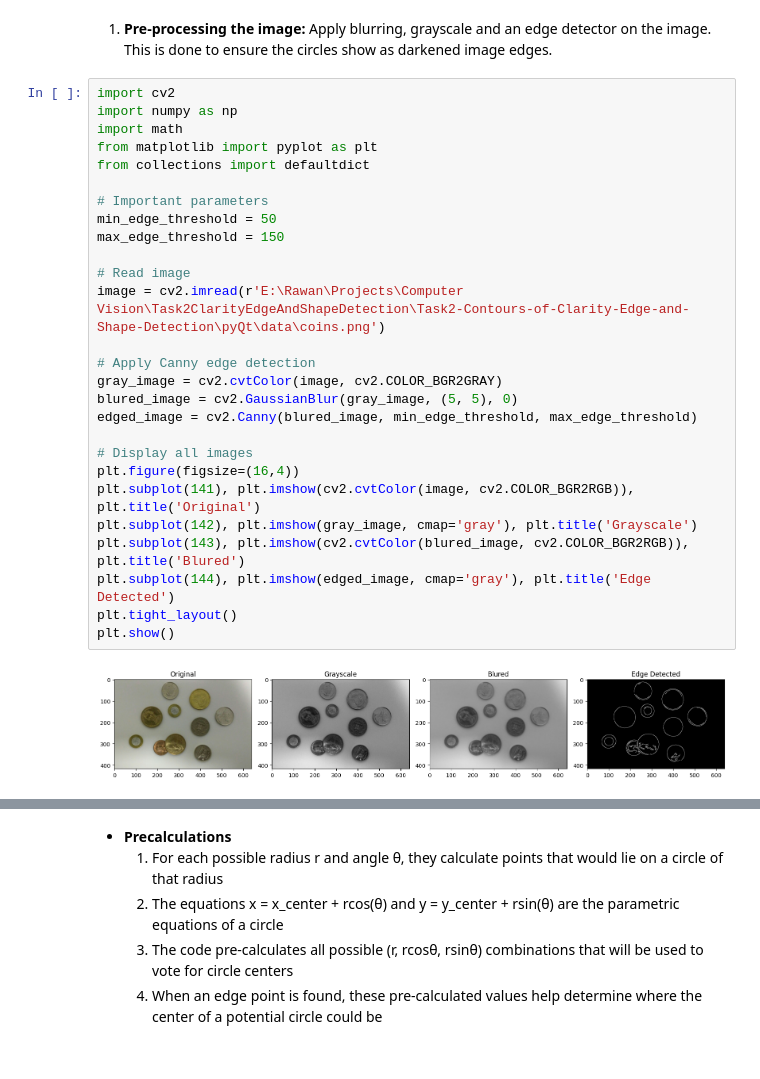
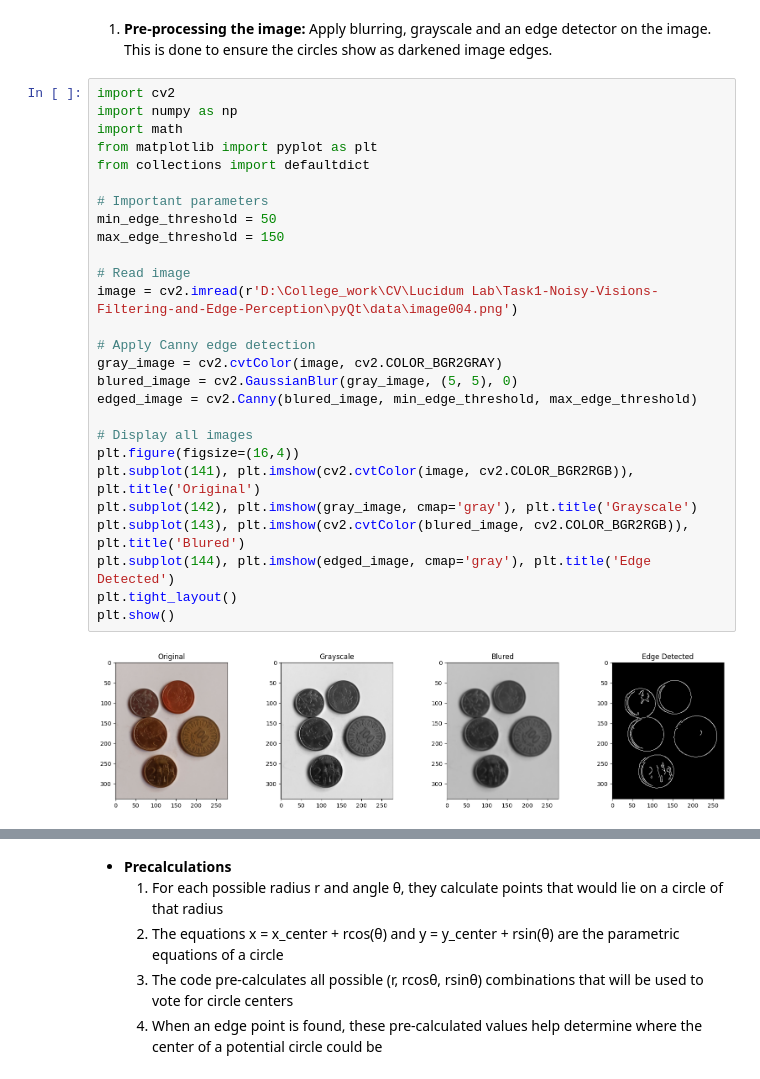
Before and after one commit to RawanAhmed444/VisionCraft-Interactive-Image-Processing-App, a Jupyter notebook: pyQt/notebooks/circle_hough_transform_test.ipynb, the cells around one changed output, grey strips where cells are left out. Saved outputs shown, nothing was run; the diff lists cells and outputs as text.

```diff
--- a/pyQt/notebooks/circle_hough_transform_test.ipynb
+++ b/pyQt/notebooks/circle_hough_transform_test.ipynb
@@ -16,32 +16,32 @@ A circle can be represented as `(x - h)**2 + (y - k)**2 = r**2`
 # %%
 import cv2
 import numpy as np
 import math
 from matplotlib import pyplot as plt
 from collections import defaultdict
 
 # Important parameters
 min_edge_threshold = 50
 max_edge_threshold = 150
 
 # Read image
-image = cv2.imread(r'E:\Rawan\Projects\Computer Vision\Task2ClarityEdgeAndShapeDetection\Task2-Contours-of-Clarity-Edge-and-Shape-Detection\pyQt\data\coins.png')
+image = cv2.imread(r'D:\College_work\CV\Lucidum Lab\Task1-Noisy-Visions-Filtering-and-Edge-Perception\pyQt\data\image004.png')
 
 # Apply Canny edge detection
 gray_image = cv2.cvtColor(image, cv2.COLOR_BGR2GRAY)
 blured_image = cv2.GaussianBlur(gray_image, (5, 5), 0)
 edged_image = cv2.Canny(blured_image, min_edge_threshold, max_edge_threshold)
 
 # Display all images
 plt.figure(figsize=(16,4))
 plt.subplot(141), plt.imshow(cv2.cvtColor(image, cv2.COLOR_BGR2RGB)), plt.title('Original')
 plt.subplot(142), plt.imshow(gray_image, cmap='gray'), plt.title('Grayscale')
 plt.subplot(143), plt.imshow(cv2.cvtColor(blured_image, cv2.COLOR_BGR2RGB)), plt.title('Blured')
 plt.subplot(144), plt.imshow(edged_image, cmap='gray'), plt.title('Edge Detected')
 plt.tight_layout()
 plt.show()
 # %% [output]
-[figure, old version]
+[figure, new version]
 # %%
 # Image dimentions
 height, width = image.shape[:2]
```
Also changed, not shown: parts of 3 cells of this notebook, 7 other files.
